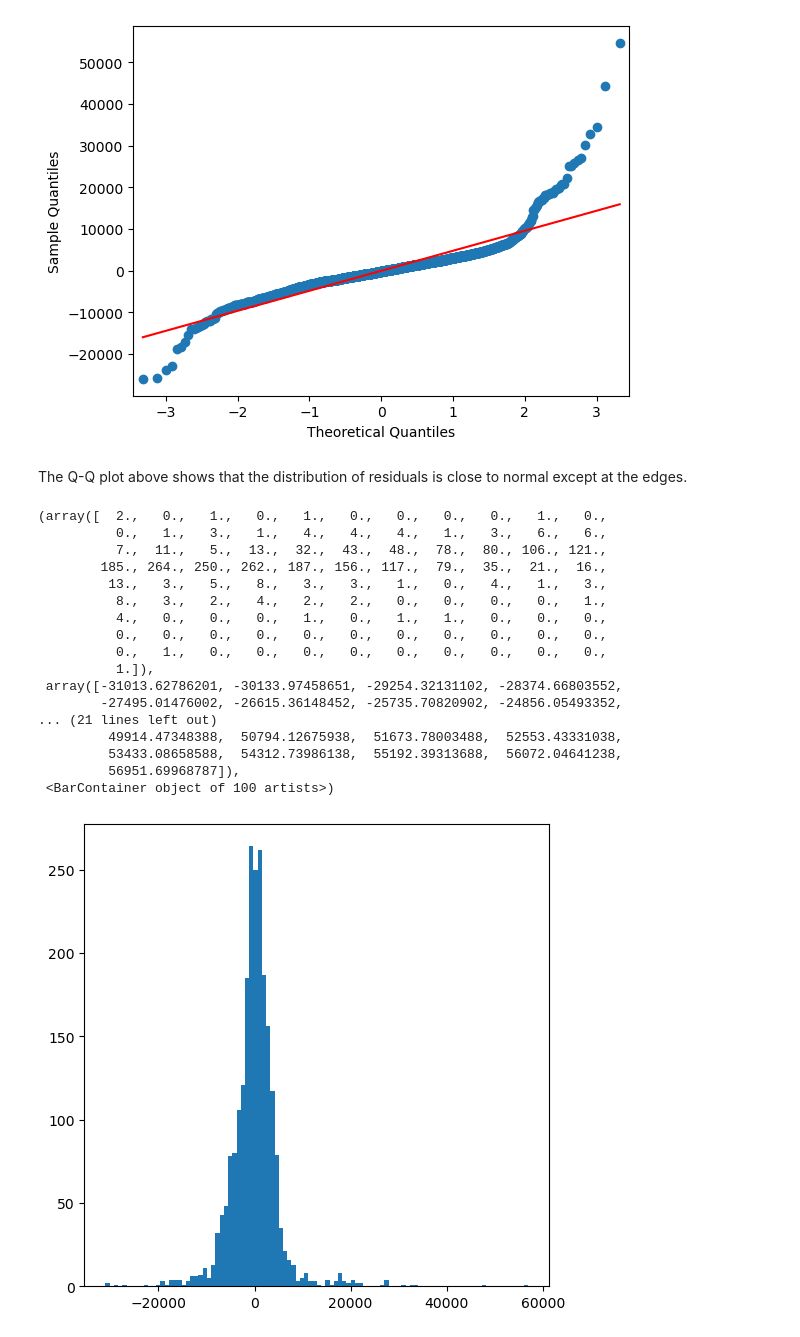
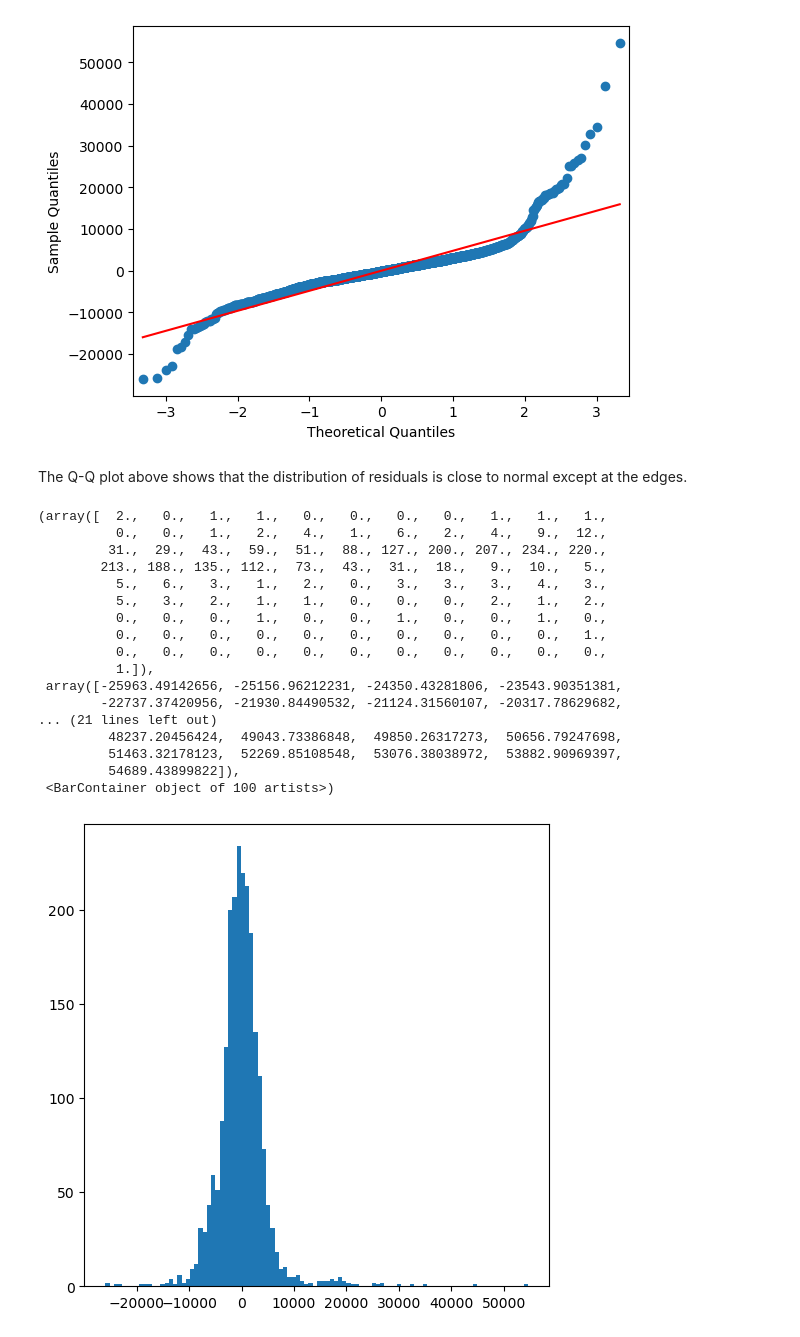
Before and after one commit to daviderics/mls_attendance, a Jupyter notebook: modeling.ipynb, the cells around one changed output. Cells and saved outputs as stored; diff of their text form; code cells hidden in the pictures.

```diff
--- a/modeling.ipynb
+++ b/modeling.ipynb
@@ -139,9 +141,10 @@ def create_X(df, columns, add_constant=False, drop_first=True):
 
     # Create categories for day of the week
     if 'day' in columns:
-        X = pd.get_dummies(X, columns=['day'], drop_first=drop_first, dtype=int)
+        X = pd.get_dummies(X, columns=['day'], drop_first=False, dtype=int)
         # Drop Saturday
-        X.drop(columns='day_Sat', inplace=True)
+        if drop_first:
+            X.drop(columns='day_Sat', inplace=True)
 
     # Create categories for year
     if 'date_year' in columns:
@@ -716,27 +719,27 @@ sm.qqplot(results.resid,line='s');
 # %% [output]
 [figure]
-# %% [markdown]
-The Q-Q plot above shows that the distribution of residuals is close to normal except at the edges.
+# %% [markdown]
+The Q-Q plot above shows that the distribution of residuals is close to normal except at the edges.
 # %%
 fig, ax = plt.subplots(figsize=(6,6))
 
-ax.hist(results.resid, bins=100)
+ax.hist(linreg.resid, bins=100)
 # %% [output]
-(array([  2.,   0.,   1.,   0.,   1.,   0.,   0.,   0.,   0.,   1.,   0.,
-          0.,   1.,   3.,   1.,   4.,   4.,   4.,   1.,   3.,   6.,   6.,
-          7.,  11.,   5.,  13.,  32.,  43.,  48.,  78.,  80., 106., 121.,
-        185., 264., 250., 262., 187., 156., 117.,  79.,  35.,  21.,  16.,
-         13.,   3.,   5.,   8.,   3.,   3.,   1.,   0.,   4.,   1.,   3.,
-          8.,   3.,   2.,   4.,   2.,   2.,   0.,   0.,   0.,   0.,   1.,
-          4.,   0.,   0.,   0.,   1.,   0.,   1.,   1.,   0.,   0.,   0.,
+(array([  2.,   0.,   1.,   1.,   0.,   0.,   0.,   0.,   1.,   1.,   1.,
+          0.,   0.,   1.,   2.,   4.,   1.,   6.,   2.,   4.,   9.,  12.,
+         31.,  29.,  43.,  59.,  51.,  88., 127., 200., 207., 234., 220.,
+        213., 188., 135., 112.,  73.,  43.,  31.,  18.,   9.,  10.,   5.,
+          5.,   6.,   3.,   1.,   2.,   0.,   3.,   3.,   3.,   4.,   3.,
+          5.,   3.,   2.,   1.,   1.,   0.,   0.,   0.,   2.,   1.,   2.,
+          0.,   0.,   0.,   1.,   0.,   0.,   1.,   0.,   0.,   1.,   0.,
+          0.,   0.,   0.,   0.,   0.,   0.,   0.,   0.,   0.,   0.,   1.,
           0.,   0.,   0.,   0.,   0.,   0.,   0.,   0.,   0.,   0.,   0.,
-          0.,   1.,   0.,   0.,   0.,   0.,   0.,   0.,   0.,   0.,   0.,
           1.]),
- array([-31013.62786201, -30133.97458651, -29254.32131102, -28374.66803552,
-        -27495.01476002, -26615.36148452, -25735.70820902, -24856.05493352,
+ array([-25963.49142656, -25156.96212231, -24350.43281806, -23543.90351381,
+        -22737.37420956, -21930.84490532, -21124.31560107, -20317.78629682,
 ... (21 lines left out)
-         49914.47348388,  50794.12675938,  51673.78003488,  52553.43331038,
-         53433.08658588,  54312.73986138,  55192.39313688,  56072.04641238,
-         56951.69968787]),
+         48237.20456424,  49043.73386848,  49850.26317273,  50656.79247698,
+         51463.32178123,  52269.85108548,  53076.38038972,  53882.90969397,
+         54689.43899822]),
  <BarContainer object of 100 artists>)
-[figure, old version]
+[figure, new version]
```
Also changed, not shown: parts of 117 cells of this notebook.
